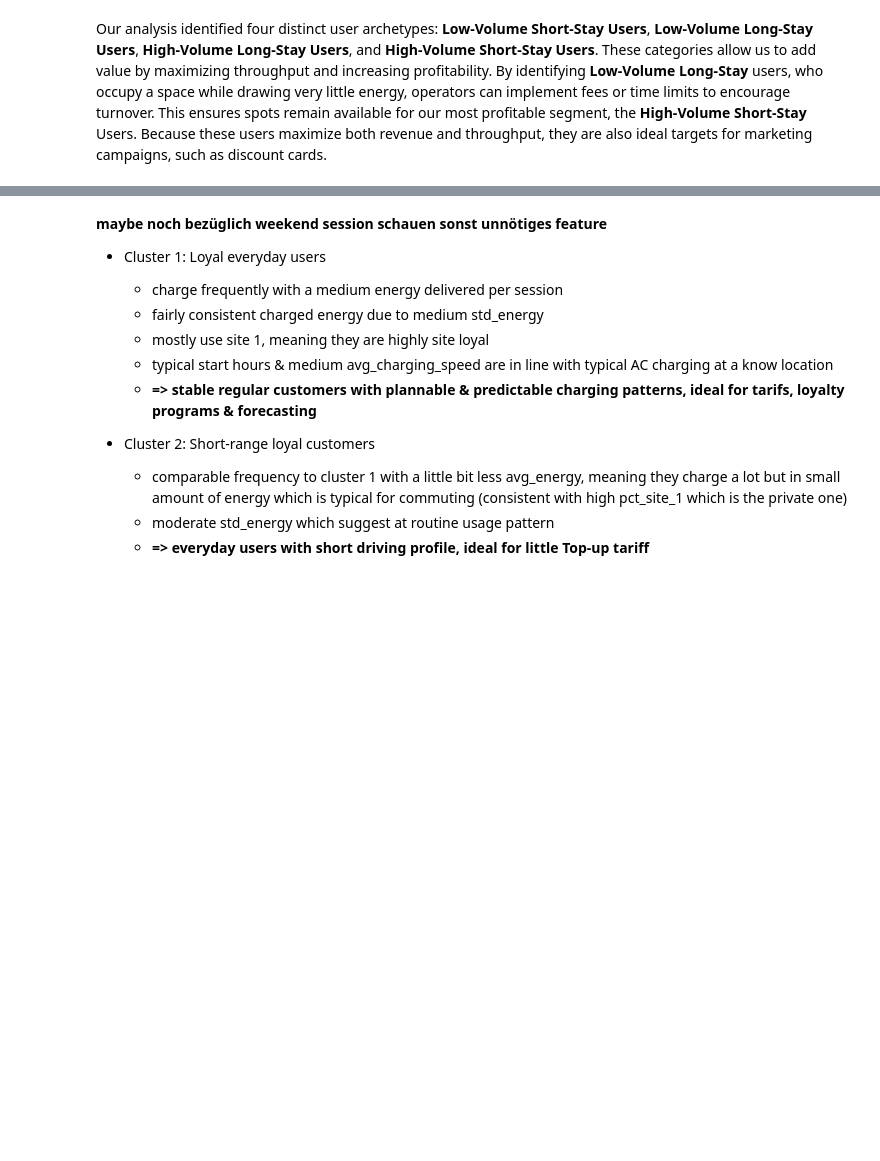
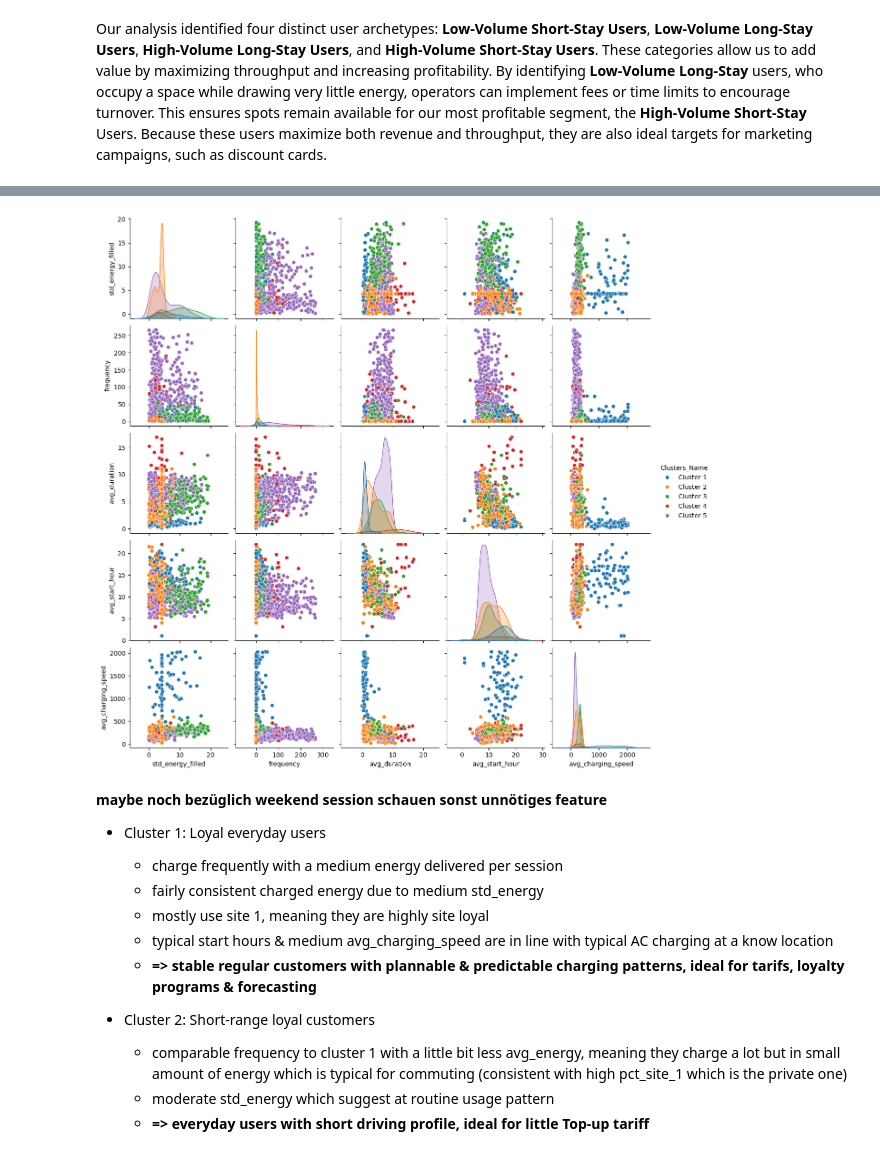
Before and after one commit to lbaudenb/AA_Team_6, a Jupyter notebook: notebooks/03_clustering.ipynb, the cells around one changed output, grey strips where cells are left out. Cells and saved outputs as stored; diff of their text form; code cells hidden in the pictures; blank space fills up the shorter version.

```diff
--- a/notebooks/03_clustering.ipynb
+++ b/notebooks/03_clustering.ipynb
@@ -75,11 +111,10 @@ from sklearn.compose import ColumnTransformer
 from sklearn.preprocessing import StandardScaler, MinMaxScaler
 import pandas as pd
 
-features_to_standardize = ['avg_energy', 'std_energy_filled', 'avg_kWh_req',
-    'frequency','avg_duration', 'avg_charging_duration',
-    'avg_start_hour', 'pct_weekend_sessions',
-    'avg_minutes_available', 'pct_site_1',
-    'avg_charging_speed', 'single_session_user']
+features_to_standardize = ['std_energy_filled',
+    'frequency','avg_duration',
+     'avg_start_hour',
+      'avg_charging_speed']
 features_to_passthrough = [] # if we want to include features such as 'pct_site_1' without scaling
 cluster_features = features_to_standardize + features_to_passthrough
 
@@ -125,8 +162,8 @@ print(user_profiles_scaled.shape)
 # %%
 
-outliers = (np.abs(user_profiles_scaled[['avg_energy', 'std_energy_filled', 'avg_kWh_req',
-    'frequency','avg_duration', 'avg_charging_duration',
-    'avg_start_hour', 'pct_weekend_sessions',
-    'avg_minutes_available', 'pct_site_1',
-    'avg_charging_speed', 'single_session_user']]) > 3).any(axis=1)
+outliers = (np.abs(user_profiles_scaled[[ 'std_energy_filled',
+    'frequency','avg_duration',
+    'avg_start_hour',
+
+    'avg_charging_speed']]) > 3).any(axis=1)
 print(f"Anzahl der Nutzer mit mindestens einem extremen Feature (Z > 3): {outliers.sum()}")
@@ -223,5 +268,5 @@ plt.show()
 # %%
-optimal_components = 8
+optimal_components = 5
 best_gmm = GaussianMixture(n_components=optimal_components)
 best_gmm.fit(user_profiles_scaled)
 user_profiles['Clusters'] = best_gmm.predict(user_profiles_scaled)
@@ -233,10 +278,9 @@ cluster_mapping = {
     1: 'Cluster 2',
     2: 'Cluster 3',
     3: 'Cluster 4',
-    4: 'Cluster 5',
-    5: 'Cluster 6',
-    6: 'Cluster 7',
-    7: 'Cluster 8',
+    4: 'Cluster 5'
+
+
 }
 user_profiles['Clusters_Name'] = user_profiles['Clusters'].map(cluster_mapping)
 
@@ -320,16 +388,17 @@ plt.show()
 # %%
-example_features = [ 'avg_energy',
-    'std_energy_filled',
-    'frequency',
-    'avg_charging_speed',
-    'pct_site_1',
-    'avg_start_hour']
+example_features = features_to_standardize
 
 hue_order = sorted(user_profiles['Clusters_Name'].unique())
 sns.pairplot(
-    user_profiles[example_features + ['Clusters_Name']], diag_kind='hist', hue='Clusters_Name', hue_order=hue_order
+    user_profiles[example_features + ['Clusters_Name']],
+    diag_kind='kde',
+    hue='Clusters_Name',
+    hue_order=hue_order,
+
 )
 plt.show()
+# %% [output]
+[figure, added]
 # %% [markdown]
 **maybe noch bezüglich weekend session schauen sonst unnötiges feature**
 
```
Also changed, not shown: parts of 15 cells of this notebook.
